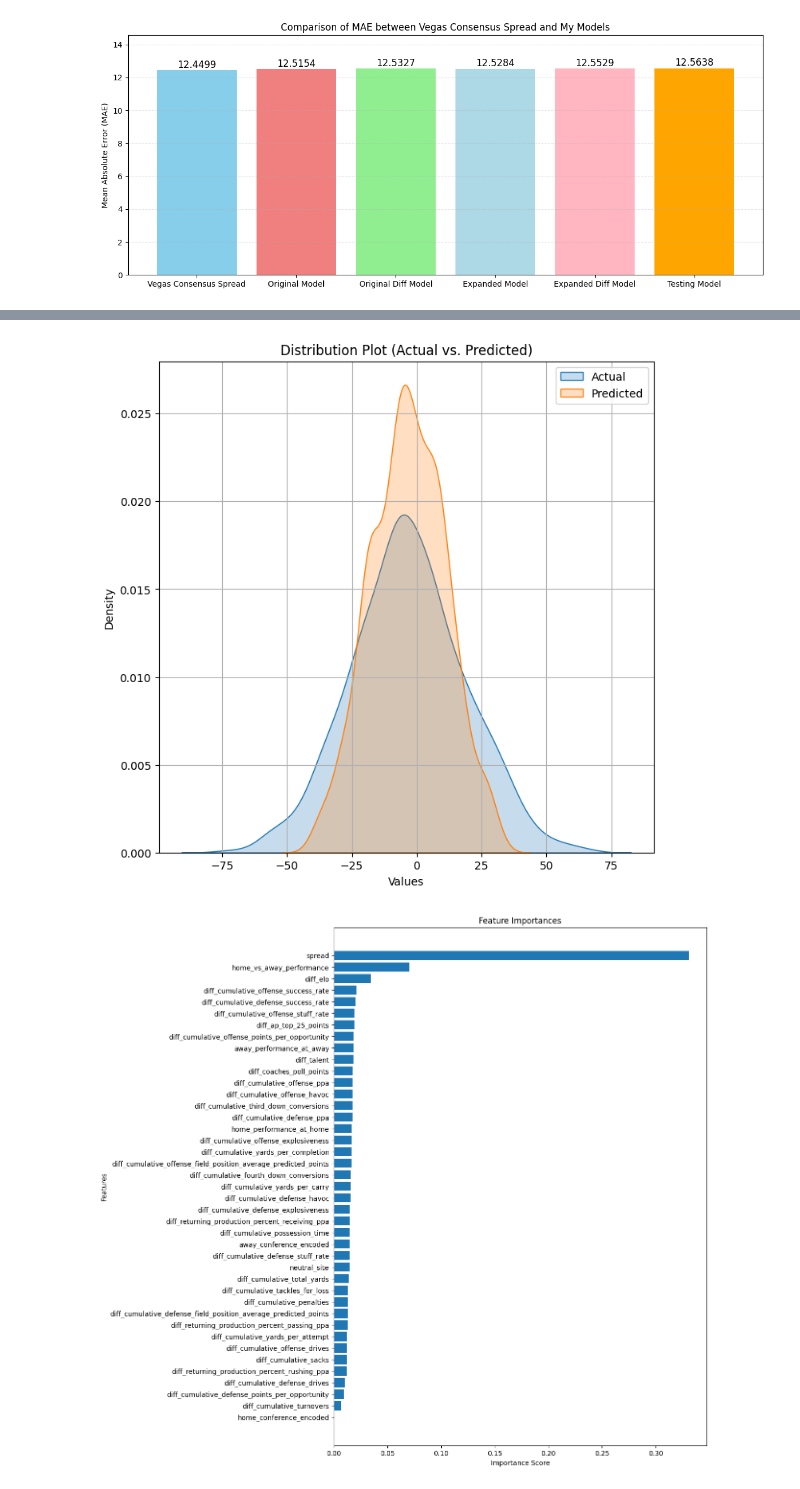
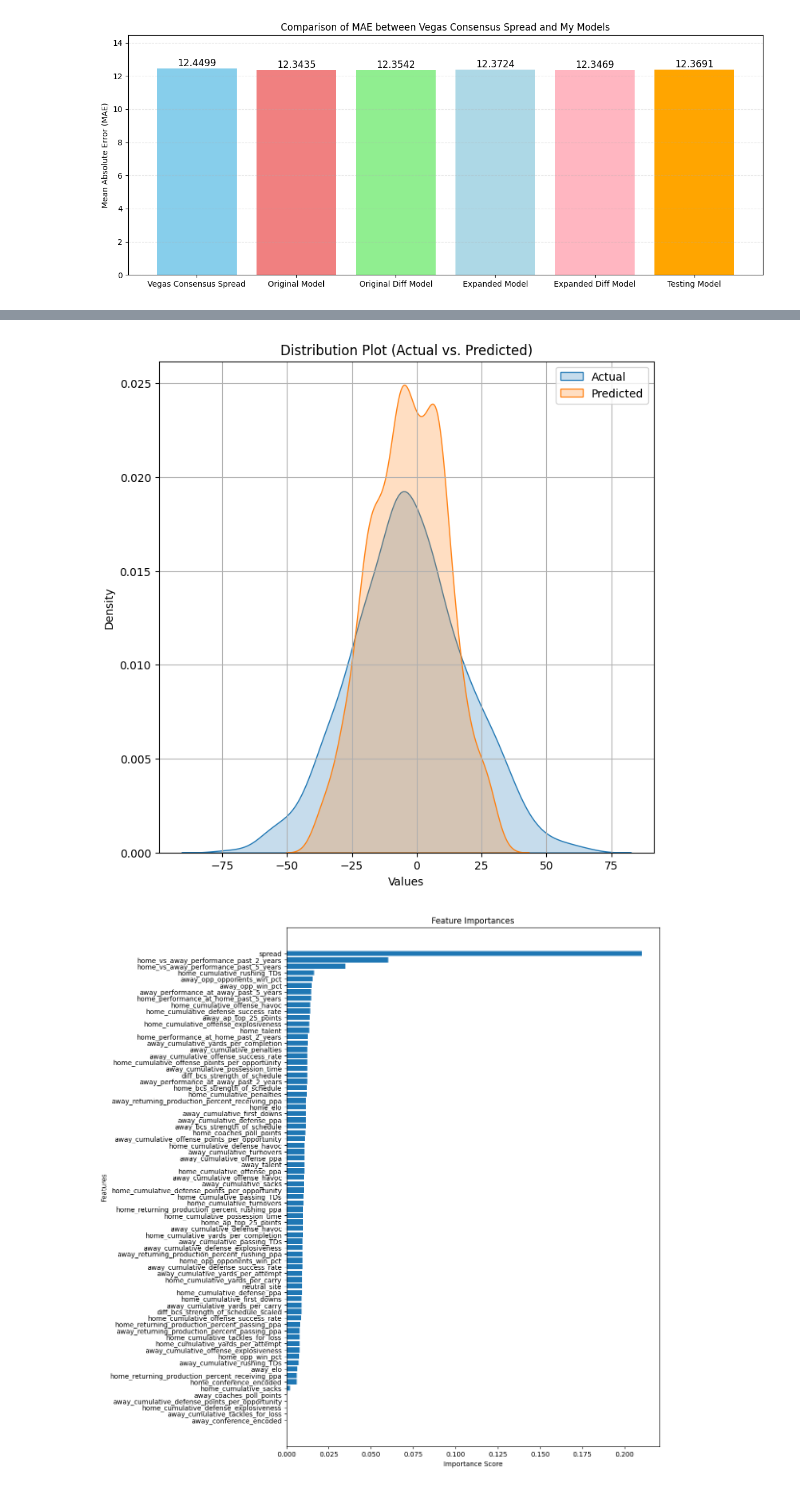
Before and after one commit to ty-hal/CFB-Point-Spread-Model, a Jupyter notebook: CFB_Model.ipynb, the cells around one changed output, grey strips where cells are left out. Drawn from its saved outputs; the diff is of its cells as text; code cells hidden in the pictures.

```diff
--- a/CFB_Model.ipynb
+++ b/CFB_Model.ipynb
@@ -434,3 +605,13 @@ with open('dataframe.pickle','wb') as file:
+# %%
+data['home_bcs_strength_of_schedule'] = (2*data['home_opp_win_pct'] + data['home_opp_opponents_win_pct'])/3
+data['away_bcs_strength_of_schedule'] = (2*data['away_opp_win_pct'] + data['away_opp_opponents_win_pct'])/3
+data['diff_bcs_strength_of_schedule'] = data['home_bcs_strength_of_schedule'] - data['away_bcs_strength_of_schedule']
+
+# Define the scaling factor to adjust SOS difference in earlier weeks since the values can be skewed
+max_week = data['week'].max()
+scaling_factor = (1/5) + (4/5) * (data['week'] - 1) / (max_week - 1)
+
+data['diff_bcs_strength_of_schedule_scaled'] = data['diff_bcs_strength_of_schedule'] * scaling_factor
 # %% [markdown]
 # Begin Modeling
 Goal is to get MAE sub-13
@@ -594,17 +734,19 @@ X_train, X_cv, y_train, y_cv = train_test_split(X, y, test_size=0.2, random_stat
 # %%
 # Original model
 original_columns = ['neutral_site', 'home_elo', 'away_elo', 'spread', 'home_talent', 'away_talent', 'home_coaches_poll_points', 'away_coaches_poll_points', 'home_ap_top_25_points', 'away_ap_top_25_points',
-               'home_cumulative_penalties', 'away_cumulative_penalties', 'home_cumulative_possession_time', 'away_cumulative_possession_time', 'home_cumulative_turnovers', 'away_cumulative_turnovers',
-               'home_cumulative_sacks', 'away_cumulative_sacks', 'home_cumulative_tackles_for_loss', 'away_cumulative_tackles_for_loss', 'home_cumulative_first_downs', 'away_cumulative_first_downs',
-               'home_cumulative_passing_TDs', 'away_cumulative_passing_TDs', 'home_cumulative_rushing_TDs', 'away_cumulative_rushing_TDs', 'home_cumulative_offense_ppa', 'home_cumulative_defense_ppa',
-               'away_cumulative_offense_ppa', 'away_cumulative_defense_ppa', 'home_cumulative_offense_success_rate', 'home_cumulative_defense_success_rate', 'away_cumulative_offense_success_rate',
-               'away_cumulative_defense_success_rate', 'home_cumulative_offense_explosiveness', 'home_cumulative_defense_explosiveness', 'away_cumulative_offense_explosiveness',
-               'away_cumulative_defense_explosiveness', 'home_cumulative_offense_points_per_opportunity', 'home_cumulative_defense_points_per_opportunity', 'away_cumulative_offense_points_per_opportunity',
-               'away_cumulative_defense_points_per_opportunity', 'home_cumulative_offense_havoc', 'home_cumulative_defense_havoc', 'away_cumulative_offense_havoc', 'away_cumulative_defense_havoc',
-               'home_conference_encoded', 'away_conference_encoded', 'home_cumulative_yards_per_completion', 'away_cumulative_yards_per_completion', 'home_cumulative_yards_per_attempt',
-               'away_cumulative_yards_per_attempt', 'home_cumulative_yards_per_carry', 'away_cumulative_yards_per_carry', 'home_returning_production_percent_passing_ppa', 'away_returning_production_percent_passing_ppa',
-               'home_returning_production_percent_receiving_ppa', 'away_returning_production_percent_receiving_ppa', 'home_returning_production_percent_rushing_ppa', 'away_returning_production_percent_rushing_ppa',
-                   'home_performance_at_home', 'away_performance_at_away', 'home_vs_away_performance']
+                'home_cumulative_penalties', 'away_cumulative_penalties', 'home_cumulative_possession_time', 'away_cumulative_possession_time', 'home_cumulative_turnovers', 'away_cumulative_turnovers',
+                'home_cumulative_sacks', 'away_cumulative_sacks', 'home_cumulative_tackles_for_loss', 'away_cumulative_tackles_for_loss', 'home_cumulative_first_downs', 'away_cumulative_first_downs',
+                'home_cumulative_passing_TDs', 'away_cumulative_passing_TDs', 'home_cumulative_rushing_TDs', 'away_cumulative_rushing_TDs', 'home_cumulative_offense_ppa', 'home_cumulative_defense_ppa',
+                'away_cumulative_offense_ppa', 'away_cumulative_defense_ppa', 'home_cumulative_offense_success_rate', 'home_cumulative_defense_success_rate', 'away_cumulative_offense_success_rate',
+                'away_cumulative_defense_success_rate', 'home_cumulative_offense_explosiveness', 'home_cumulative_defense_explosiveness', 'away_cumulative_offense_explosiveness',
+                'away_cumulative_defense_explosiveness', 'home_cumulative_offense_points_per_opportunity', 'home_cumulative_defense_points_per_opportunity', 'away_cumulative_offense_points_per_opportunity',
+                'away_cumulative_defense_points_per_opportunity', 'home_cumulative_offense_havoc', 'home_cumulative_defense_havoc', 'away_cumulative_offense_havoc', 'away_cumulative_defense_havoc',
+                'home_conference_encoded', 'away_conference_encoded', 'home_cumulative_yards_per_completion', 'away_cumulative_yards_per_completion', 'home_cumulative_yards_per_attempt',
+                'away_cumulative_yards_per_attempt', 'home_cumulative_yards_per_carry', 'away_cumulative_yards_per_carry', 'home_returning_production_percent_passing_ppa', 'away_returning_production_percent_passing_ppa',
+                'home_returning_production_percent_receiving_ppa', 'away_returning_production_percent_receiving_ppa', 'home_returning_production_percent_rushing_ppa', 'away_returning_production_percent_rushing_ppa',
+                'home_performance_at_home_past_2_years', 'away_performance_at_away_past_2_years', 'home_performance_at_home_past_5_years', 'away_performance_at_away_past_5_years', 'home_vs_away_performance_past_2_years', 'home_vs_away_performance_past_5_years',
+                'home_opp_win_pct', 'away_opp_win_pct', 'home_opp_opponents_win_pct', 'away_opp_opponents_win_pct', 'home_bcs_strength_of_schedule', 'away_bcs_strength_of_schedule', 'diff_bcs_strength_of_schedule', 'diff_bcs_strength_of_schedule_scaled'
+                ]
 
 original_X = X[original_columns]
 original_X_train = X_train[original_columns]
@@ -883,8 +1027,8 @@ def plot_heatmap(X_cv):
     sns.heatmap(correlation_matrix, annot=True, cmap='coolwarm', annot_kws={"size": annot_font_size}, fmt=".1f", linewidths=0.5, linecolor='black')
     plt.show()
 # %%
-plot_data(testing_diff_model, testing_diff_X_cv, y_cv)
-plot_residuals(testing_diff_model, testing_diff_X_cv, y_cv)
-plot_feature_importances(testing_diff_model, testing_diff_X_train.columns)
-plot_heatmap(testing_diff_X_cv)
+plot_data(original_model, original_X_cv, y_cv)
+plot_residuals(original_model, original_X_cv, y_cv)
+plot_feature_importances(original_model, original_X_train.columns)
+plot_heatmap(original_X_cv)
 # %% [output]
@@ -897,2 +1041,2 @@ Mean Absolute Error (MAE) of CV non-Power 5 games: 12.603478583197093
-[figure, old version]
+[figure, new version]
-[figure, old version]
+[figure, new version]
```
Also changed, not shown: parts of 17 cells of this notebook, 1 other file.
